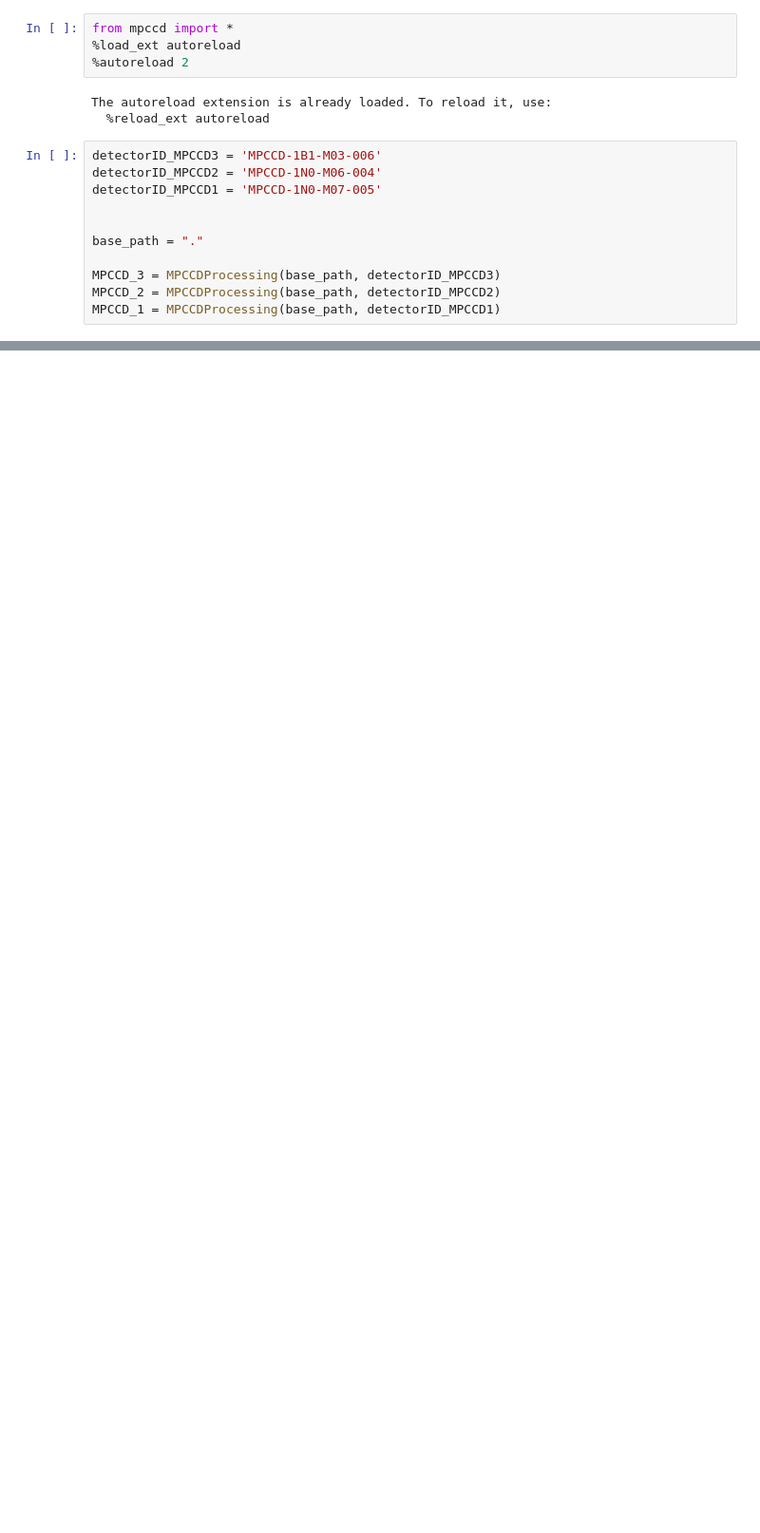
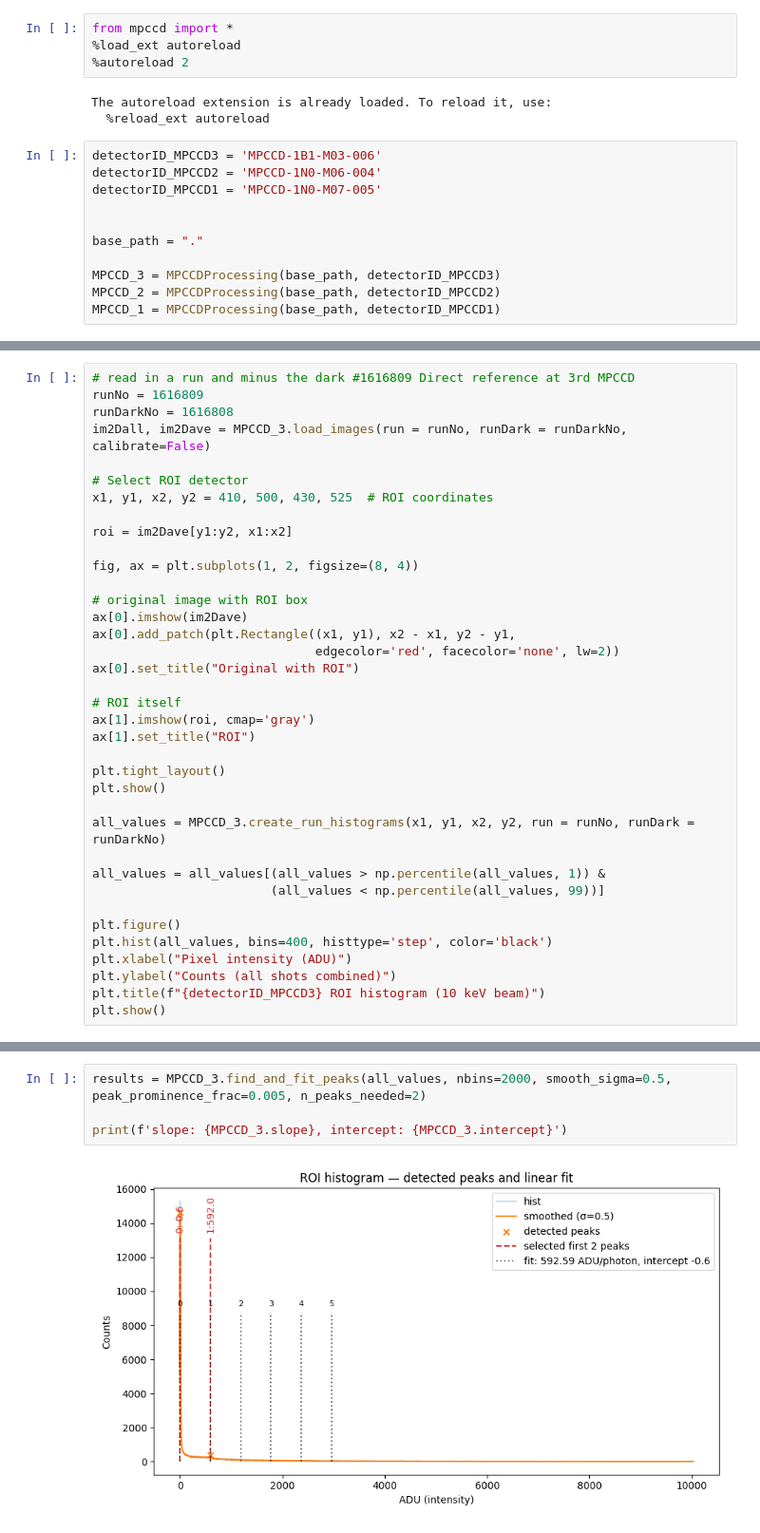
Before and after one commit to heaton-ox-physics/SACLA_Axions, a Jupyter notebook: calib_MPCCD.ipynb, the cells around one changed output, grey strips where cells are left out. Shown at 95% size. Drawn from its saved outputs; the diff is of its cells as text; blank space fills up the shorter version.

Commit message:
Updated MPCCD calib
Some functions have changed in mpccd.py so careful when running!

```diff
--- a/calib_MPCCD.ipynb
+++ b/calib_MPCCD.ipynb
@@ -161,0 +60,37 @@ MPCCD_1 = MPCCDProcessing(base_path, detectorID_MPCCD1)
+# %%
+# read in a run and minus the dark #1616809 Direct reference at 3rd MPCCD
+runNo = 1616809
+runDarkNo = 1616808
+im2Dall, im2Dave = MPCCD_3.load_images(run = runNo, runDark = runDarkNo, calibrate=False)
+
+# Select ROI detector
+x1, y1, x2, y2 = 410, 500, 430, 525  # ROI coordinates
+
+roi = im2Dave[y1:y2, x1:x2]
+
+fig, ax = plt.subplots(1, 2, figsize=(8, 4))
+
+# original image with ROI box
+ax[0].imshow(im2Dave)
+ax[0].add_patch(plt.Rectangle((x1, y1), x2 - x1, y2 - y1,
+                              edgecolor='red', facecolor='none', lw=2))
+ax[0].set_title("Original with ROI")
+
+# ROI itself
+ax[1].imshow(roi, cmap='gray')
+ax[1].set_title("ROI")
+
+plt.tight_layout()
+plt.show()
+
+all_values = MPCCD_3.create_run_histograms(x1, y1, x2, y2, run = runNo, runDark = runDarkNo)
+
+all_values = all_values[(all_values > np.percentile(all_values, 1)) &
+                        (all_values < np.percentile(all_values, 99))]
+
+plt.figure()
+plt.hist(all_values, bins=400, histtype='step', color='black')
+plt.xlabel("Pixel intensity (ADU)")
+plt.ylabel("Counts (all shots combined)")
+plt.title(f"{detectorID_MPCCD3} ROI histogram (10 keV beam)")
+plt.show()
@@ -161,0 +99,6 @@ MPCCD_1 = MPCCDProcessing(base_path, detectorID_MPCCD1)
+# %%
+results = MPCCD_3.find_and_fit_peaks(all_values, nbins=2000, smooth_sigma=0.5, peak_prominence_frac=0.005, n_peaks_needed=2)
+
+print(f'slope: {MPCCD_3.slope}, intercept: {MPCCD_3.intercept}')
+# %% [output]
+[figure, added]
```
Also changed, not shown: parts of 28 cells of this notebook.
